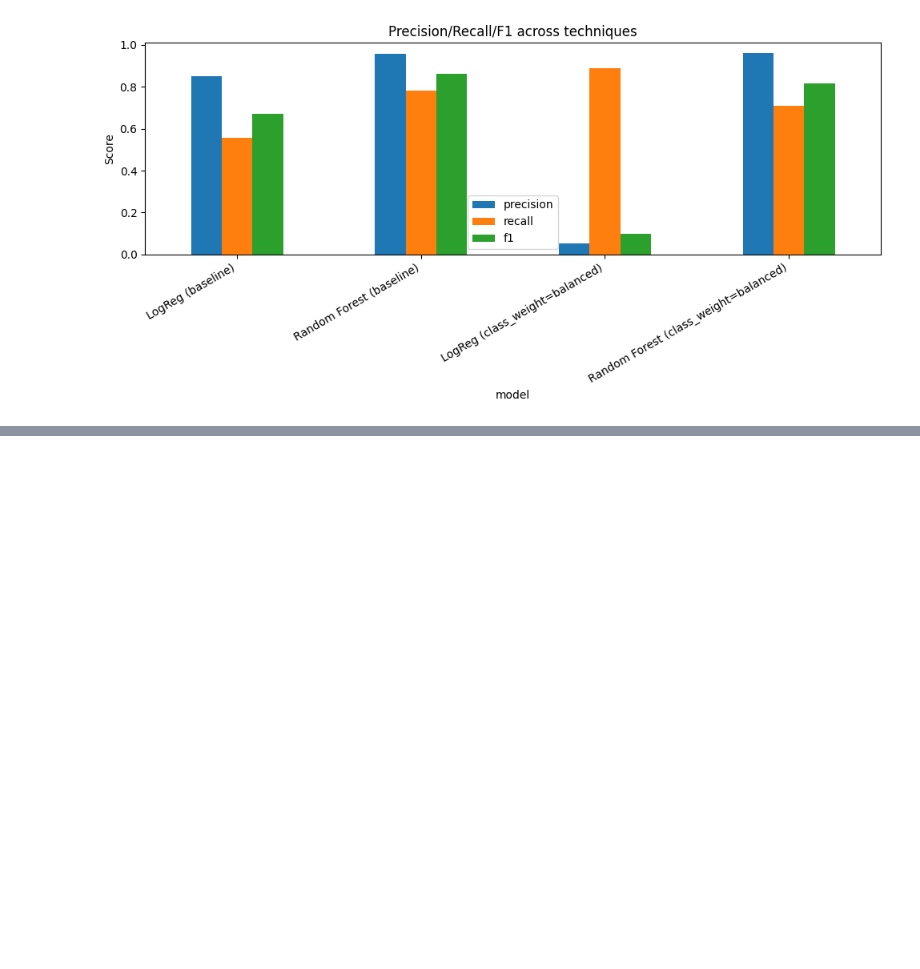
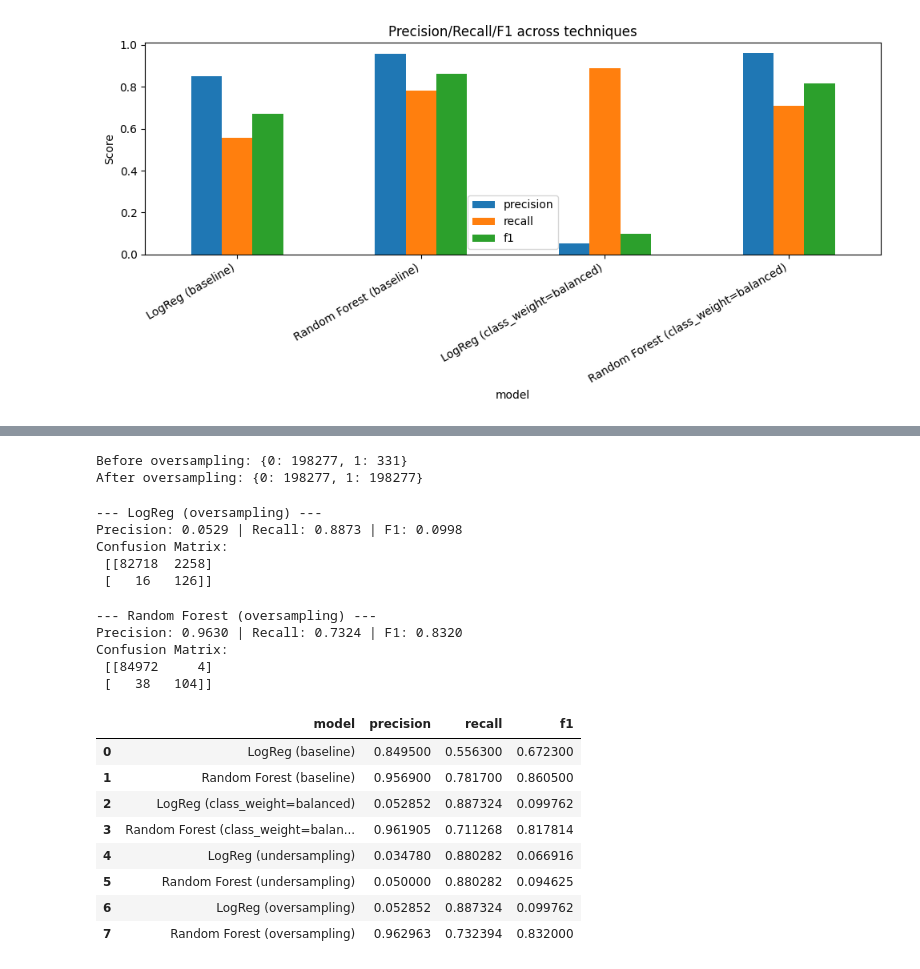
Before and after one commit to raheel-9deem/needlescope-fraud-detection, a Jupyter notebook: notebooks/04_imbalance_handling.ipynb, the cells around one changed output, grey strips where cells are left out. Saved outputs shown, nothing was run; the diff lists cells and outputs as text; code cells hidden in the pictures; blank space fills up the shorter version.

```diff
--- a/notebooks/04_imbalance_handling.ipynb
+++ b/notebooks/04_imbalance_handling.ipynb
@@ -78,0 +114,45 @@ plt.show()
+# %%
+oversampler = RandomOverSampler(random_state=42)
+X_train_over, y_train_over = oversampler.fit_resample(X_train, y_train)
+# %%
+print("Before oversampling:", y_train.value_counts().to_dict())
+print("After oversampling:", y_train_over.value_counts().to_dict())
+# %% [output]
+Before oversampling: {0: 198277, 1: 331}
+After oversampling: {0: 198277, 1: 198277}
+# %%
+log_reg_over = LogisticRegression(max_iter=1000, random_state=42)
+log_reg_over.fit(X_train_over, y_train_over)
+y_pred = log_reg_over.predict(X_test)
+results.append(evaluate_model("LogReg (oversampling)", y_test, y_pred))
+# %% [output]
+--- LogReg (oversampling) ---
+Precision: 0.0529 | Recall: 0.8873 | F1: 0.0998
+Confusion Matrix:
+ [[82718  2258]
+ [   16   126]]
+# %%
+rf_over = RandomForestClassifier(n_estimators=100, random_state=42, n_jobs=-1)
+rf_over.fit(X_train_over, y_train_over)
+y_pred = rf_over.predict(X_test)
+results.append(evaluate_model("Random Forest (oversampling)", y_test, y_pred))
+# %% [output]
+--- Random Forest (oversampling) ---
+Precision: 0.9630 | Recall: 0.7324 | F1: 0.8320
+Confusion Matrix:
+ [[84972     4]
+ [   38   104]]
+# %%
+comparison_df = pd.DataFrame(results)
+# %%
+comparison_df
+# %% [output]
+|  | model | precision | recall | f1 |
+| 0 | LogReg (baseline) | 0.849500 | 0.556300 | 0.672300 |
+| 1 | Random Forest (baseline) | 0.956900 | 0.781700 | 0.860500 |
+| 2 | LogReg (class_weight=balanced) | 0.052852 | 0.887324 | 0.099762 |
+| 3 | Random Forest (class_weight=balan... | 0.961905 | 0.711268 | 0.817814 |
+| 4 | LogReg (undersampling) | 0.034780 | 0.880282 | 0.066916 |
+| 5 | Random Forest (undersampling) | 0.050000 | 0.880282 | 0.094625 |
+| 6 | LogReg (oversampling) | 0.052852 | 0.887324 | 0.099762 |
+| 7 | Random Forest (oversampling) | 0.962963 | 0.732394 | 0.832000 |
```
Also changed, not shown: parts of 11 cells of this notebook.
